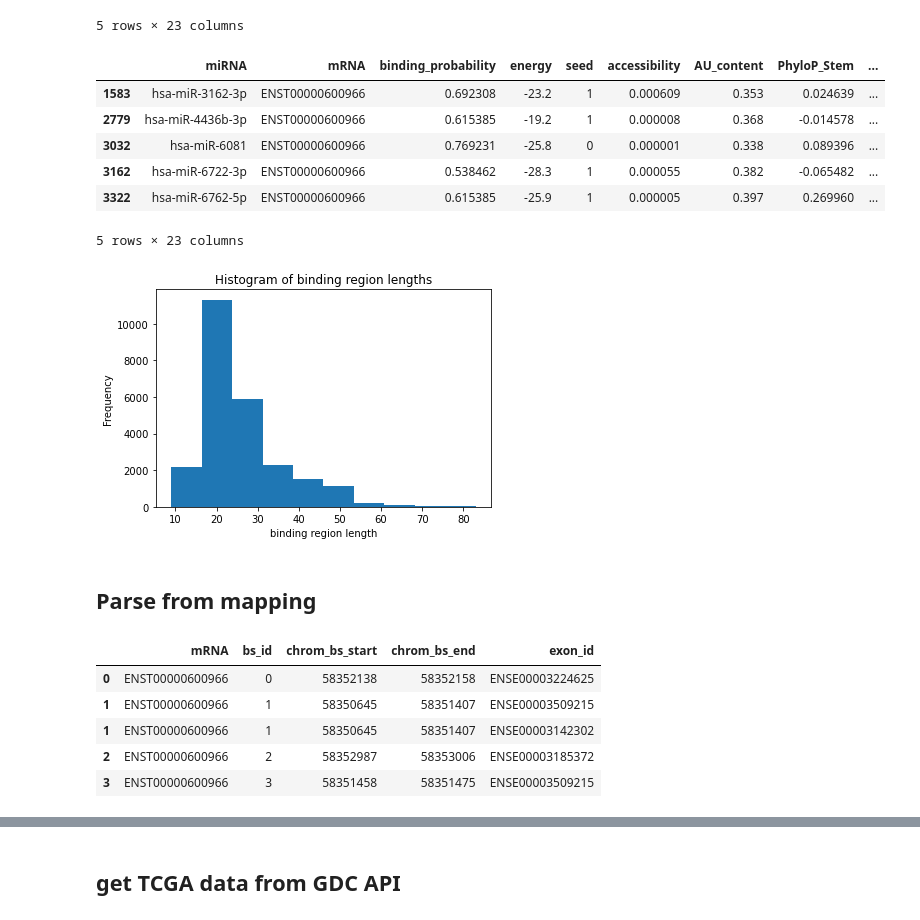
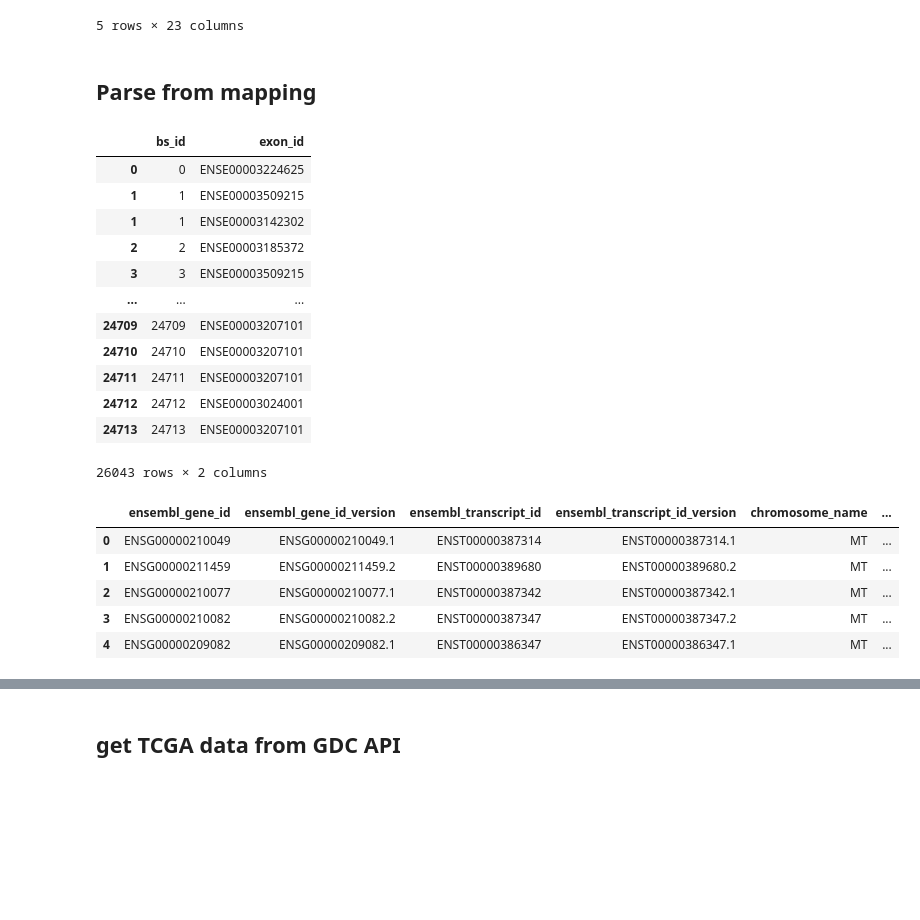
Before and after one commit to lenamariahackl/alt-splicing-mirna-reg, a Jupyter notebook: elastic_net.ipynb, the cells around one changed output, grey strips where cells are left out. Drawn from its saved outputs; the diff is of its cells as text; code cells hidden in the pictures; blank space fills up the shorter version.

```diff
--- a/elastic_net.ipynb
+++ b/elastic_net.ipynb
@@ -56,53 +90,59 @@ df_main.head()
 | 3 | hsa-let-7b-5p | ENST00000600966 | 0.692308 | -18.5 | 0 | 0.000001 | 0.294 | 1.302461 | ... |
 | 4 | hsa-let-7b-5p | ENST00000600966 | 0.846154 | -19.2 | 0 | 0.000174 | 0.397 | 0.062334 | ... |
 5 rows × 23 columns
-# %%
-ax = df_main['binding_region_length'].plot(kind='hist',title='Histogram of binding region lengths')
-ax.set_xlabel('binding region length')
-df_main[df_main['binding_region_length'] > 70].head()
-# %% [output]
-|  | miRNA | mRNA | binding_probability | energy | seed | accessibility | AU_content | PhyloP_Stem | ... |
-| 1583 | hsa-miR-3162-3p | ENST00000600966 | 0.692308 | -23.2 | 1 | 0.000609 | 0.353 | 0.024639 | ... |
-| 2779 | hsa-miR-4436b-3p | ENST00000600966 | 0.615385 | -19.2 | 1 | 0.000008 | 0.368 | -0.014578 | ... |
-| 3032 | hsa-miR-6081 | ENST00000600966 | 0.769231 | -25.8 | 0 | 0.000001 | 0.338 | 0.089396 | ... |
-| 3162 | hsa-miR-6722-3p | ENST00000600966 | 0.538462 | -28.3 | 1 | 0.000055 | 0.382 | -0.065482 | ... |
-| 3322 | hsa-miR-6762-5p | ENST00000600966 | 0.615385 | -25.9 | 1 | 0.000005 | 0.397 | 0.269960 | ... |
-5 rows × 23 columns
-[figure, removed]
 # %% [markdown]
 ## Parse from mapping
 # %%
 #df_exon = mapping bs_id - exon_id
 def get_exon_ids(transcript_id, chrom_bs_start, chrom_bs_end, chrom_exon_starts, chrom_exon_ends):
     exon_ids = []
     for eid in chrom_exon_starts[transcript_id]:
         chrom_exon_start = chrom_exon_starts[transcript_id][eid]
         chrom_exon_end = chrom_exon_ends[transcript_id][eid]
-        #TODO strand beachten!
+        #TODO strand beachten? look at results? do they make sense?
         if not((chrom_bs_start <= chrom_exon_start and chrom_bs_end <= chrom_exon_start) or (chrom_bs_start >= chrom_exon_end and chrom_bs_end >= chrom_exon_end)):
             exon_ids.append(eid)
     return exon_ids
 
 df_exon = df_main[['mRNA','bs_id','chrom_bs_start','chrom_bs_end']].copy()
 df_exon['exon_id'] = df_exon.apply(lambda row: get_exon_ids(row.mRNA, row.chrom_bs_start, row.chrom_bs_end, chrom_exon_starts, chrom_exon_ends), axis=1)
-#del df_exon['chrom_bs_start']
-#del df_exon['chrom_bs_end']
-#del df_exon['mRNA']
 df_exon = df_exon.explode('exon_id')
 df_exon['exon_id'] = df_exon['exon_id'].astype('category')
 df_exon.head()
-#df_exon['exon_chrom_start'] = df_exon.apply(lambda row: chrom_exon_starts[row.mRNA][row.exon_id], axis=1)
-#df_exon['exon_chrom_end'] = df_exon.apply(lambda row: chrom_exon_ends[row.mRNA][row.exon_id], axis=1)
+#df_exon['chrom_exon_start'] = df_exon.apply(lambda row: chrom_exon_starts[row.mRNA][row.exon_id], axis=1)
+#df_exon['chrom_exon_end'] = df_exon.apply(lambda row: chrom_exon_ends[row.mRNA][row.exon_id], axis=1)
 #df_exon['exon_len'] = df_exon.apply(lambda row: row.exon_chrom_end - row.exon_chrom_start, axis=1)
-
+del df_exon['chrom_bs_start']
+del df_exon['chrom_bs_end']
+del df_exon['mRNA']
 #TODO remove code that we dont need! dont add columns to delete them later!
+df_exon
 # %% [output]
-|  | mRNA | bs_id | chrom_bs_start | chrom_bs_end | exon_id |
-| 0 | ENST00000600966 | 0 | 58352138 | 58352158 | ENSE00003224625 |
-| 1 | ENST00000600966 | 1 | 58350645 | 58351407 | ENSE00003509215 |
-| 1 | ENST00000600966 | 1 | 58350645 | 58351407 | ENSE00003142302 |
-| 2 | ENST00000600966 | 2 | 58352987 | 58353006 | ENSE00003185372 |
-| 3 | ENST00000600966 | 3 | 58351458 | 58351475 | ENSE00003509215 |
+|  | bs_id | exon_id |
+| 0 | 0 | ENSE00003224625 |
+| 1 | 1 | ENSE00003509215 |
+| 1 | 1 | ENSE00003142302 |
+| 2 | 2 | ENSE00003185372 |
+| 3 | 3 | ENSE00003509215 |
+| ... | ... | ... |
+| 24709 | 24709 | ENSE00003207101 |
+| 24710 | 24710 | ENSE00003207101 |
+| 24711 | 24711 | ENSE00003207101 |
+| 24712 | 24712 | ENSE00003024001 |
+| 24713 | 24713 | ENSE00003207101 |
+26043 rows × 2 columns
+# %%
+#df_gene: strand - chrom - gene_id - gene_name - transcript_id (1-N)
+df_gene = pd.read_csv(path2+'gene_infos.csv', dtype={'ensembl_gene_id':str,'ensembl_gene_id_version':str,'ensembl_transcript_id':str, 'ensembl_transcript_id_version':str, 'chromosome_name':'category', 'strand':'int8', 'start_position':int, 'end_position':int})
+del df_gene['Unnamed: 0']
+df_gene.head()
+# %% [output]
+|  | ensembl_gene_id | ensembl_gene_id_version | ensembl_transcript_id | ensembl_transcript_id_version | chromosome_name | ... |
+| 0 | ENSG00000210049 | ENSG00000210049.1 | ENST00000387314 | ENST00000387314.1 | MT | ... |
+| 1 | ENSG00000211459 | ENSG00000211459.2 | ENST00000389680 | ENST00000389680.2 | MT | ... |
+| 2 | ENSG00000210077 | ENSG00000210077.1 | ENST00000387342 | ENST00000387342.1 | MT | ... |
+| 3 | ENSG00000210082 | ENSG00000210082.2 | ENST00000387347 | ENST00000387347.2 | MT | ... |
+| 4 | ENSG00000209082 | ENSG00000209082.1 | ENST00000386347 | ENST00000386347.1 | MT | ... |
 # %%
 df_exon.dtypes
 # %% [output]
```
Also changed, not shown: parts of 22 cells of this notebook.
